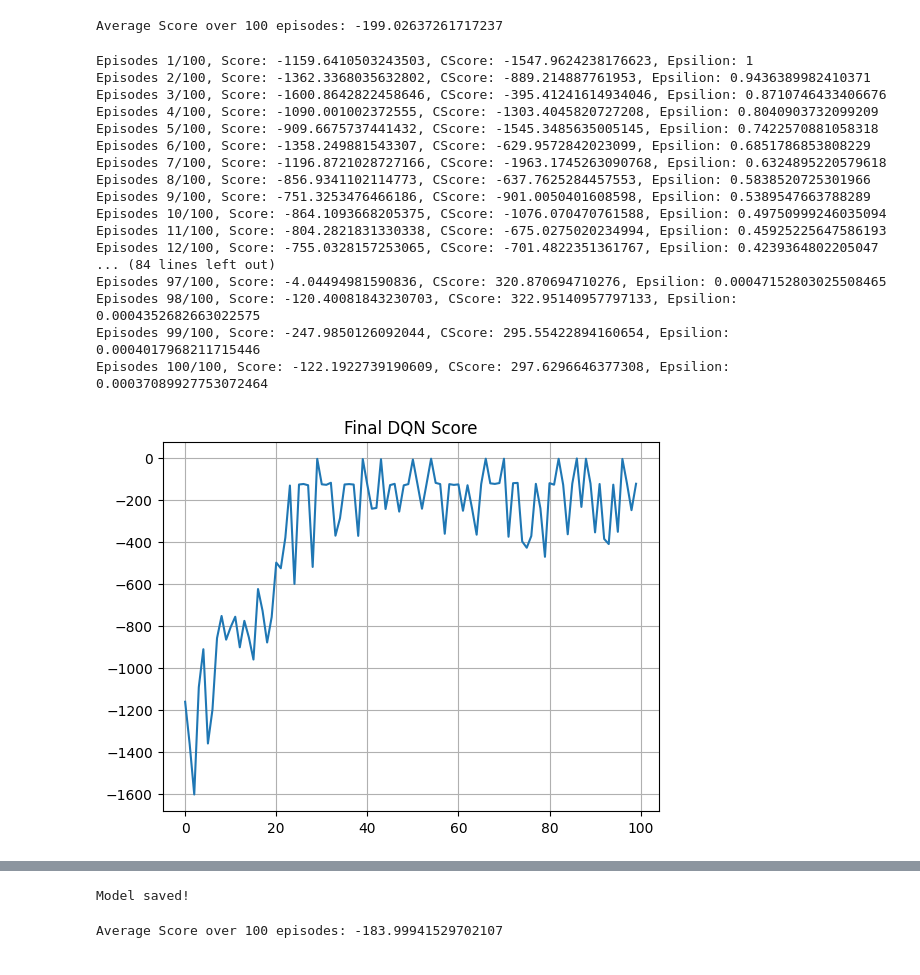
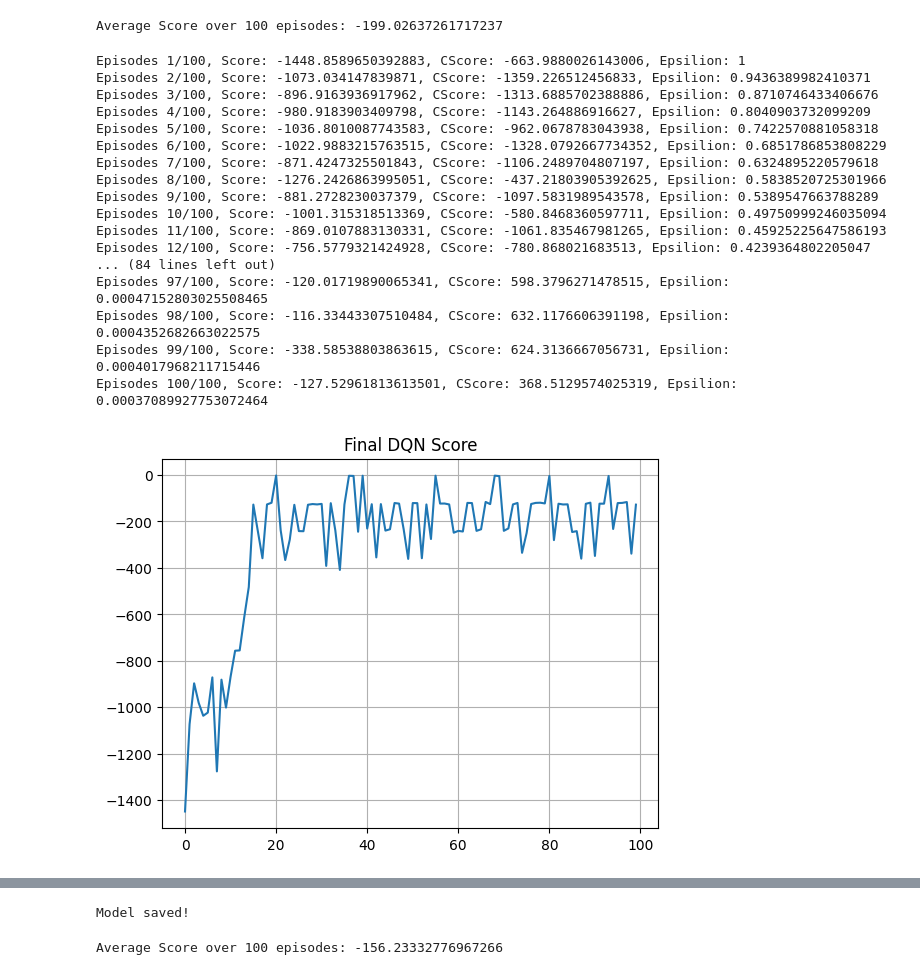
Before and after one commit to zacharylyj/Gymnasium_Pendulum_v1, a Jupyter notebook: progress/dqn.ipynb, the cells around one changed output, grey strips where cells are left out. Saved outputs shown, nothing was run; the diff lists cells and outputs as text; code cells hidden in the pictures.

```diff
--- a/progress/dqn.ipynb
+++ b/progress/dqn.ipynb
@@ -871,7 +869,7 @@ def reward_func(reward):
     if reward < 0:
         return reward
     else:
-        return np.exp(reward/50)
+        return np.exp(reward/25)
 
 # Define the Replay Buffer class
 class PriorityReplayBuffer:
@@ -1031,49 +1029,47 @@ if __name__ == "__main__":
             next_state, reward, done, truncated, _ = env.step([action])
             custom_reward = reward_func(25 * np.exp(-1 * (next_state[0] - 1) ** 2 / 0.001) - 100 * np.abs(10 * 0.5 - (10 * 0.5 * next_state[0] + 0.5 * 0.3333 * next_state[2] ** 2)) + 100 * np.abs(10 * 0.5 - (10 * 0.5 * state[0] + 0.5 * 0.3333 * state[2] ** 2)))
             if done or truncated:
                 done = True
             # Store the experience in the replay buffer
             agent.store_experience(state, action_index, custom_reward, next_state, done)
             # Train the agent
             agent.train_agent()
 
             # Update the state and accumulate the score
             state = next_state
             score += reward
             custom_score += custom_reward
 
         # Append the score of the EP to the list for plotting
         score_list.append(score)
         custom_score_list.append(custom_score)
         print(f"Episodes {EP + 1}/{EPOCHS}, Score: {score}, CScore: {custom_score}, Epsilion: {agent.epsilon}")
 
     plt.plot(score_list)
     plt.grid(True)
     plt.title("Final DQN Score")
-    plt.savefig('Final dqn_plot).png')
     plt.show()
 
     plt.plot(custom_score_list)
     plt.grid(True)
     plt.title("Final DQN Score")
-    plt.savefig('Final dqn_plot).png')
     plt.show()
 # %% [output]
-Episodes 1/100, Score: -1159.6410503243503, CScore: -1547.9624238176623, Epsilion: 1
-Episodes 2/100, Score: -1362.3368035632802, CScore: -889.214887761953, Epsilion: 0.9436389982410371
-Episodes 3/100, Score: -1600.8642822458646, CScore: -395.41241614934046, Epsilion: 0.8710746433406676
-Episodes 4/100, Score: -1090.001002372555, CScore: -1303.4045820727208, Epsilion: 0.8040903732099209
-Episodes 5/100, Score: -909.6675737441432, CScore: -1545.3485635005145, Epsilion: 0.7422570881058318
-Episodes 6/100, Score: -1358.249881543307, CScore: -629.9572842023099, Epsilion: 0.6851786853808229
-Episodes 7/100, Score: -1196.8721028727166, CScore: -1963.1745263090768, Epsilion: 0.6324895220579618
-Episodes 8/100, Score: -856.9341102114773, CScore: -637.7625284457553, Epsilion: 0.5838520725301966
-Episodes 9/100, Score: -751.3253476466186, CScore: -901.0050401608598, Epsilion: 0.5389547663788289
-Episodes 10/100, Score: -864.1093668205375, CScore: -1076.070470761588, Epsilion: 0.49750999246035094
-Episodes 11/100, Score: -804.2821831330338, CScore: -675.0275020234994, Epsilion: 0.45925225647586193
-Episodes 12/100, Score: -755.0328157253065, CScore: -701.4822351361767, Epsilion: 0.4239364802205047
+Episodes 1/100, Score: -1448.8589650392883, CScore: -663.9880026143006, Epsilion: 1
+Episodes 2/100, Score: -1073.034147839871, CScore: -1359.226512456833, Epsilion: 0.9436389982410371
+Episodes 3/100, Score: -896.9163936917962, CScore: -1313.6885702388886, Epsilion: 0.8710746433406676
+Episodes 4/100, Score: -980.9183903409798, CScore: -1143.264886916627, Epsilion: 0.8040903732099209
+Episodes 5/100, Score: -1036.8010087743583, CScore: -962.0678783043938, Epsilion: 0.7422570881058318
+Episodes 6/100, Score: -1022.9883215763515, CScore: -1328.0792667734352, Epsilion: 0.6851786853808229
+Episodes 7/100, Score: -871.4247325501843, CScore: -1106.2489704807197, Epsilion: 0.6324895220579618
+Episodes 8/100, Score: -1276.2426863995051, CScore: -437.21803905392625, Epsilion: 0.5838520725301966
+Episodes 9/100, Score: -881.2728230037379, CScore: -1097.5831989543578, Epsilion: 0.5389547663788289
+Episodes 10/100, Score: -1001.315318513369, CScore: -580.8468360597711, Epsilion: 0.49750999246035094
+Episodes 11/100, Score: -869.0107883130331, CScore: -1061.835467981265, Epsilion: 0.45925225647586193
+Episodes 12/100, Score: -756.5779321424928, CScore: -780.868021683513, Epsilion: 0.4239364802205047
 ... (84 lines left out)
-Episodes 97/100, Score: -4.04494981590836, CScore: 320.870694710276, Epsilion: 0.00047152803025508465
-Episodes 98/100, Score: -120.40081843230703, CScore: 322.95140957797133, Epsilion: 0.0004352682663022575
-Episodes 99/100, Score: -247.9850126092044, CScore: 295.55422894160654, Epsilion: 0.0004017968211715446
-Episodes 100/100, Score: -122.1922739190609, CScore: 297.6296646377308, Epsilion: 0.00037089927753072464
+Episodes 97/100, Score: -120.01719890065341, CScore: 598.3796271478515, Epsilion: 0.00047152803025508465
+Episodes 98/100, Score: -116.33443307510484, CScore: 632.1176606391198, Epsilion: 0.0004352682663022575
+Episodes 99/100, Score: -338.58538803863615, CScore: 624.3136667056731, Epsilion: 0.0004017968211715446
+Episodes 100/100, Score: -127.52961813613501, CScore: 368.5129574025319, Epsilion: 0.00037089927753072464
-[figure, old version]
+[figure, new version]
@@ -1143,7 +1139,7 @@ if __name__ == "__main__":
     average_score = sum(scores) / len(scores)
     print(f"Average Score over 100 episodes: {average_score}")
 # %% [output]
-Average Score over 100 episodes: -183.99941529702107
+Average Score over 100 episodes: -156.23332776967266
 # %%
 if __name__ == "__main__":
     env = gym.make('Pendulum-v1', render_mode='human')
```
Also changed, not shown: parts of 8 cells of this notebook, 3 other files.
